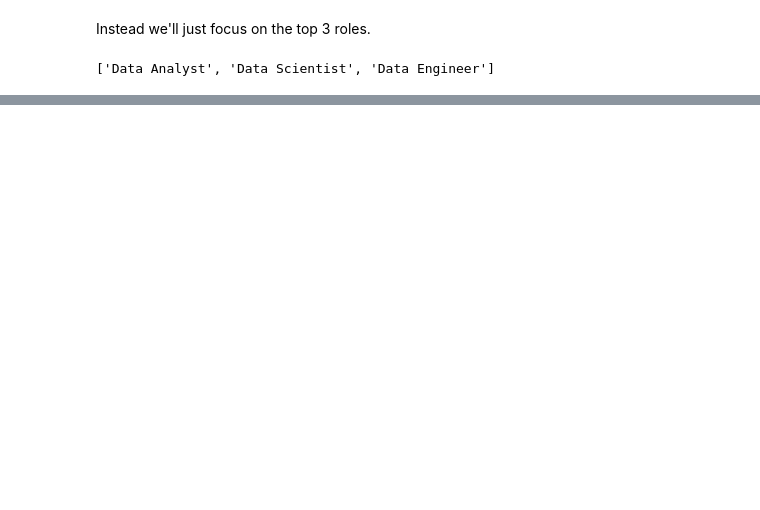
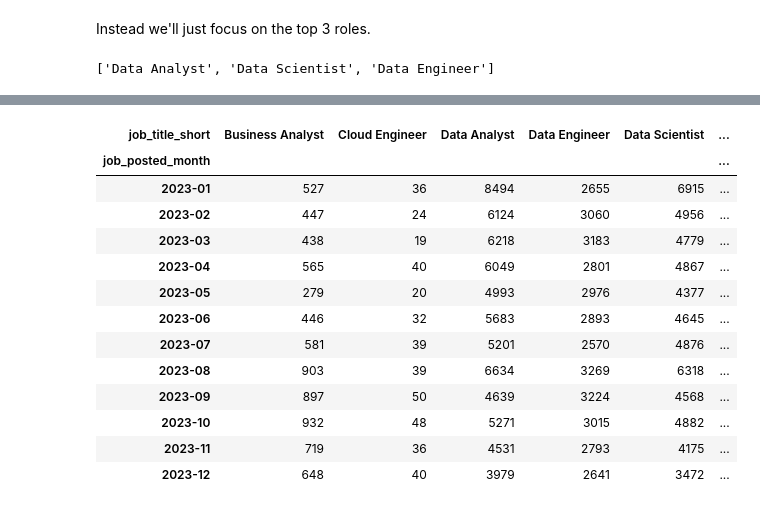
Before and after one commit to lukebarousse/Python_Data_Analytics_Course, a Jupyter notebook: 2_Advanced/06_Exercise_Job_Demand.ipynb, the cells around one changed output, grey strips where cells are left out. Drawn from its saved outputs; the diff is of its cells as text; code cells hidden in the pictures; blank space fills up the shorter version.

```diff
--- a/2_Advanced/06_Exercise_Job_Demand.ipynb
+++ b/2_Advanced/06_Exercise_Job_Demand.ipynb
@@ -121 +130,20 @@ plt.show()
+# %%
+df_US_pivot = df_US.pivot_table(index='job_posted_month', columns='job_title_short', aggfunc='size')
+
+df_US_pivot
+# %% [output]
+| job_title_short | Business Analyst | Cloud Engineer | Data Analyst | Data Engineer | Data Scientist | ... |
+| job_posted_month |  |  |  |  |  | ... |
+| 2023-01 | 527 | 36 | 8494 | 2655 | 6915 | ... |
+| 2023-02 | 447 | 24 | 6124 | 3060 | 4956 | ... |
+| 2023-03 | 438 | 19 | 6218 | 3183 | 4779 | ... |
+| 2023-04 | 565 | 40 | 6049 | 2801 | 4867 | ... |
+| 2023-05 | 279 | 20 | 4993 | 2976 | 4377 | ... |
+| 2023-06 | 446 | 32 | 5683 | 2893 | 4645 | ... |
+| 2023-07 | 581 | 39 | 5201 | 2570 | 4876 | ... |
+| 2023-08 | 903 | 39 | 6634 | 3269 | 6318 | ... |
+| 2023-09 | 897 | 50 | 4639 | 3224 | 4568 | ... |
+| 2023-10 | 932 | 48 | 5271 | 3015 | 4882 | ... |
+| 2023-11 | 719 | 36 | 4531 | 2793 | 4175 | ... |
+| 2023-12 | 648 | 40 | 3979 | 2641 | 3472 | ... |
 # %%
```
Also changed, not shown: parts of 8 cells of this notebook.
